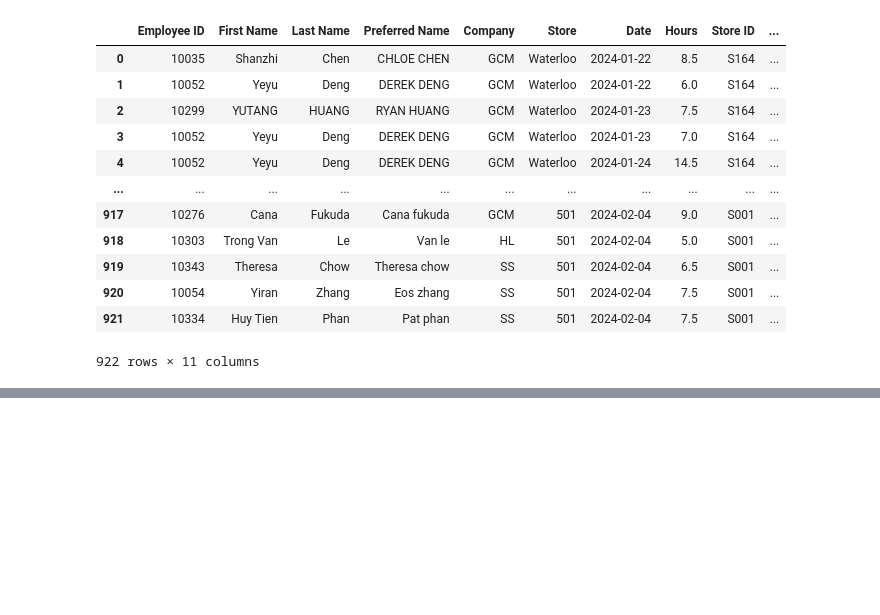
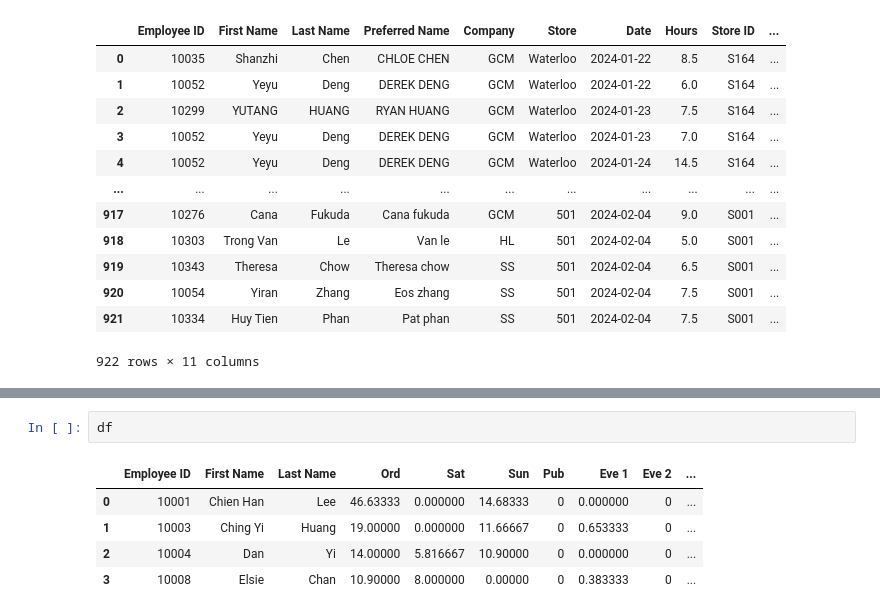
Before and after one commit to gongchaaus/roster-consolidation, a Jupyter notebook: timesheet_billing.ipynb, the cells around one changed output, grey strips where cells are left out. Drawn from its saved outputs; the diff is of its cells as text; blank space fills up the shorter version.

```diff
--- a/timesheet_billing.ipynb
+++ b/timesheet_billing.ipynb
@@ -774,0 +588,8 @@ if len(uploaded_files) > 0:
+# %%
+df
+# %% [output]
+|  | Employee ID | First Name | Last Name | Ord | Sat | Sun | Pub | Eve 1 | Eve 2 | ... |
+| 0 | 10001 | Chien Han | Lee | 46.63333 | 0.000000 | 14.68333 | 0 | 0.000000 | 0 | ... |
+| 1 | 10003 | Ching Yi | Huang | 19.00000 | 0.000000 | 11.66667 | 0 | 0.653333 | 0 | ... |
+| 2 | 10004 | Dan | Yi | 14.00000 | 5.816667 | 10.90000 | 0 | 0.000000 | 0 | ... |
+| 3 | 10008 | Elsie | Chan | 10.90000 | 8.000000 | 0.00000 | 0 | 0.383333 | 0 | ... |
```
Also changed, not shown: parts of 13 cells of this notebook, 4 other files.
